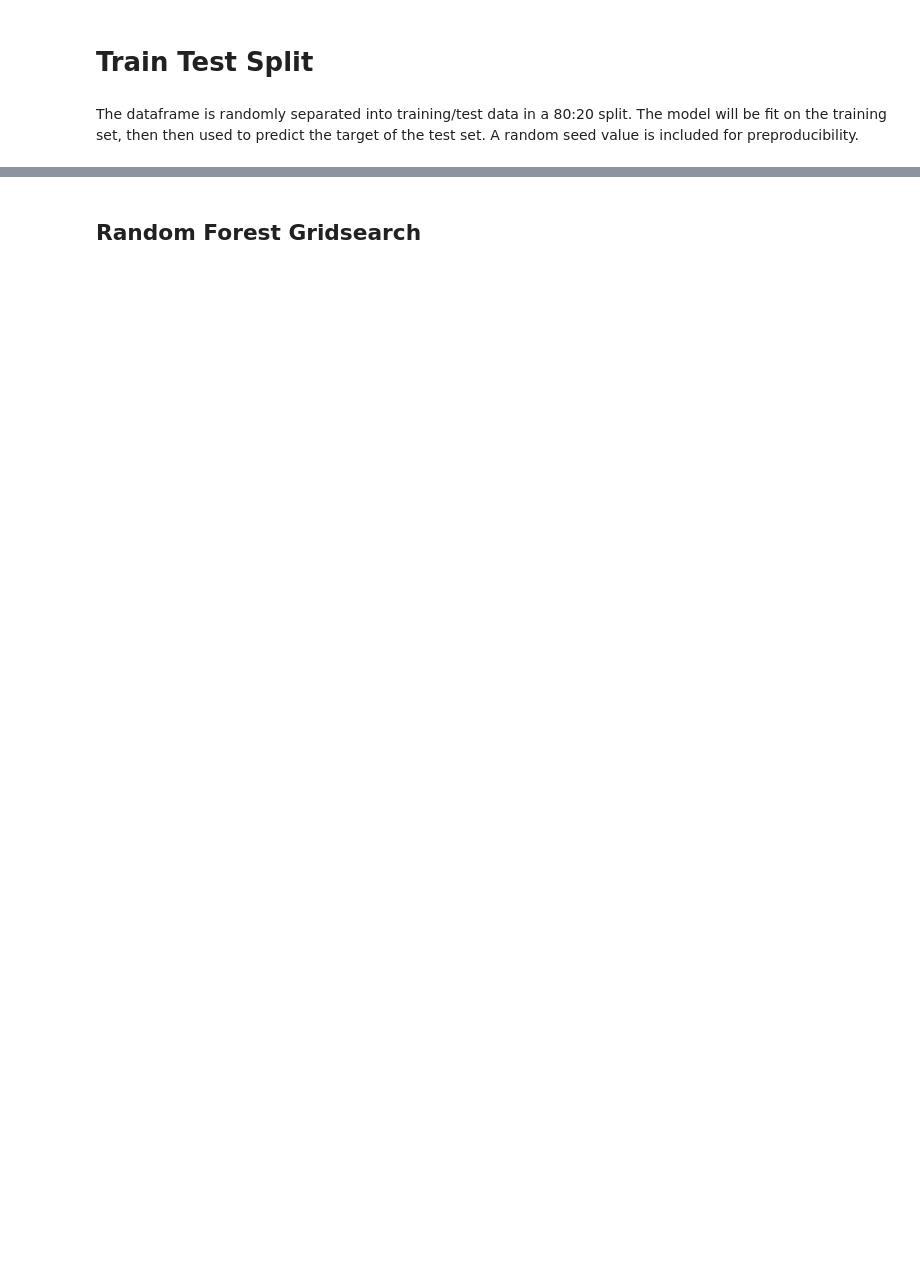
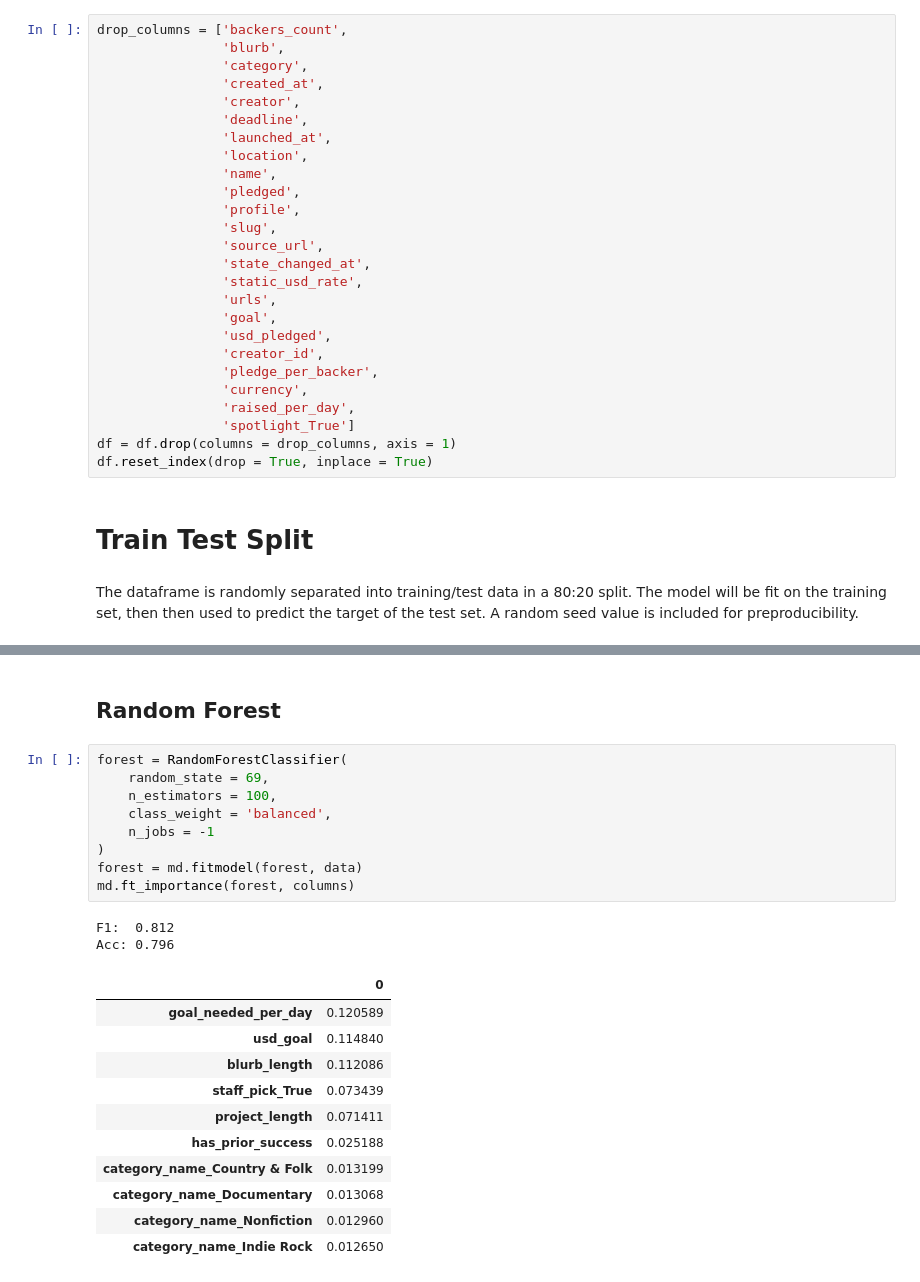
Before and after one commit to griffinhundley/kickstarter_success, a Jupyter notebook: notebooks/griff.ipynb, the cells around one changed output, grey strips where cells are left out. Drawn from its saved outputs; the diff is of its cells as text; blank space fills up the shorter version.

```diff
--- a/notebooks/griff.ipynb
+++ b/notebooks/griff.ipynb
@@ -317,3 +259,29 @@ Index(['backers_count', 'blurb', 'category', 'created_at', 'creator',
+# %%
+drop_columns = ['backers_count',
+                'blurb',
+                'category',
+                'created_at',
+                'creator',
+                'deadline',
+                'launched_at',
+                'location',
+                'name',
+                'pledged',
+                'profile',
+                'slug',
+                'source_url',
+                'state_changed_at',
+                'static_usd_rate',
+                'urls',
+                'goal',
+                'usd_pledged',
+                'creator_id',
+                'pledge_per_backer',
+                'currency',
+                'raised_per_day',
+                'spotlight_True']
+df = df.drop(columns = drop_columns, axis = 1)
+df.reset_index(drop = True, inplace = True)
 # %% [markdown]
 # Train Test Split
 # %% [markdown]
@@ -352,2 +305,25 @@ X_train, X_test, y_train, y_test = train_test_split(
 # %% [markdown]
-## Random Forest Gridsearch
+## Random Forest
+# %%
+forest = RandomForestClassifier(
+    random_state = 69,
+    n_estimators = 100,
+    class_weight = 'balanced',
+    n_jobs = -1
+)
+forest = md.fitmodel(forest, data)
+md.ft_importance(forest, columns)
+# %% [output]
+F1:  0.812
+Acc: 0.796
+|  | 0 |
+| goal_needed_per_day | 0.120589 |
+| usd_goal | 0.114840 |
+| blurb_length | 0.112086 |
+| staff_pick_True | 0.073439 |
+| project_length | 0.071411 |
+| has_prior_success | 0.025188 |
+| category_name_Country & Folk | 0.013199 |
+| category_name_Documentary | 0.013068 |
+| category_name_Nonfiction | 0.012960 |
+| category_name_Indie Rock | 0.012650 |
```
Also changed, not shown: parts of 42 cells of this notebook, 2 other files.
